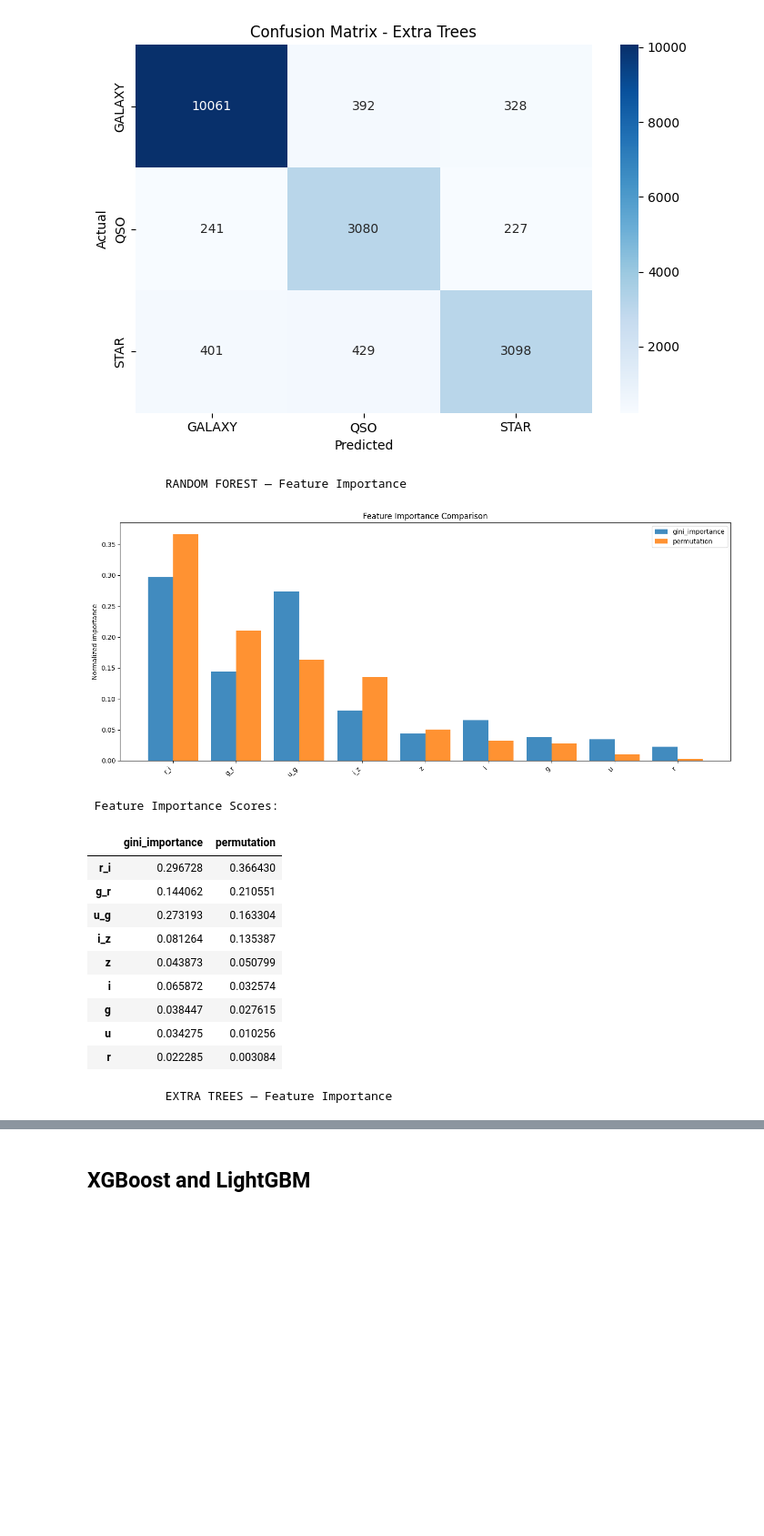
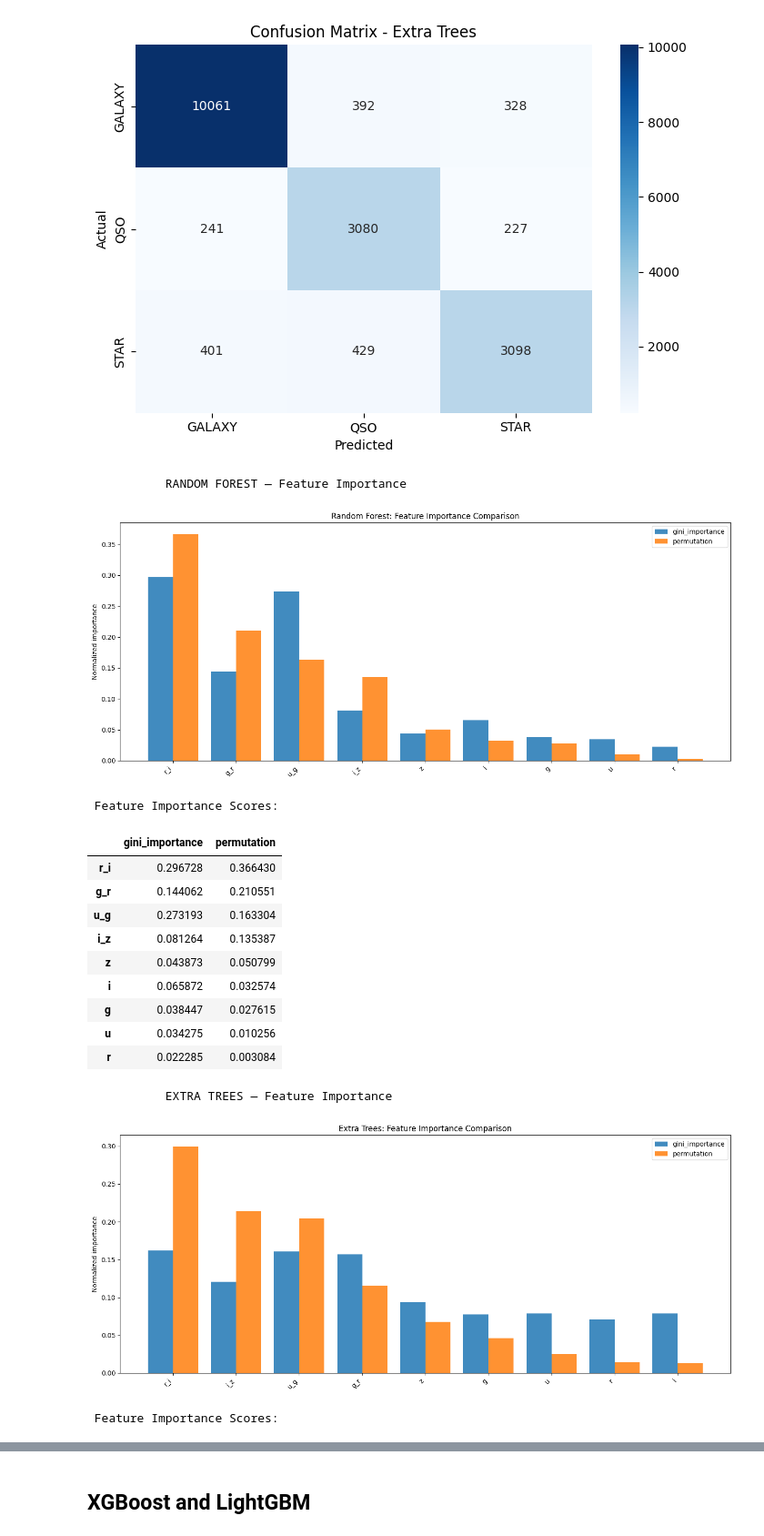
Before and after one commit to nicolomeneguzzo/Computational-Physics-2026, a Jupyter notebook: Astrophysical-Objects-Recognition/notebooks/stellar-classification-and-supervised-learning.ipynb, the cells around one changed output, grey strips where cells are left out. Shown at 91% size. Drawn from its saved outputs; the diff is of its cells as text; code cells hidden in the pictures; blank space fills up the shorter version.

Commit message:
added title to some plots

```diff
--- a/Astrophysical-Objects-Recognition/notebooks/stellar-classification-and-supervised-learning.ipynb
+++ b/Astrophysical-Objects-Recognition/notebooks/stellar-classification-and-supervised-learning.ipynb
@@ -239,36 +239,36 @@ importance_functions= {
 
 
 print("           RANDOM FOREST — Feature Importance")
 df_imp_rf = sc.plot_feature_importance(
     rf_model,
     feature_names,
     importance_functions=importance_functions,
 
     use_permutation=True,
     X_test=X_test,
     y_test=y_test,
-
+    prefix_name='Random Forest',
     top_k=10,
     sort_by="permutation"
 )
 
 
 print("           EXTRA TREES — Feature Importance")
 df_imp_et = sc.plot_feature_importance(
     et_model,
     feature_names,
     importance_functions=importance_functions,
 
     use_permutation=True,
     X_test=X_test,
     y_test=y_test,
-
+    prefix_name='Extra Trees',
     top_k=10,
     sort_by="permutation"
 )
 # %% [output]
            RANDOM FOREST — Feature Importance
-[figure, old version]
+[figure, new version]
  Feature Importance Scores:
 |  | gini_importance | permutation |
 | r_i | 0.296728 | 0.366430 |
@@ -281,3 +281,5 @@ df_imp_et = sc.plot_feature_importance(
 | u | 0.034275 | 0.010256 |
 | r | 0.022285 | 0.003084 |
            EXTRA TREES — Feature Importance
+[figure, added]
+ Feature Importance Scores:
```
Also changed, not shown: parts of 7 cells of this notebook, 1 other file.
